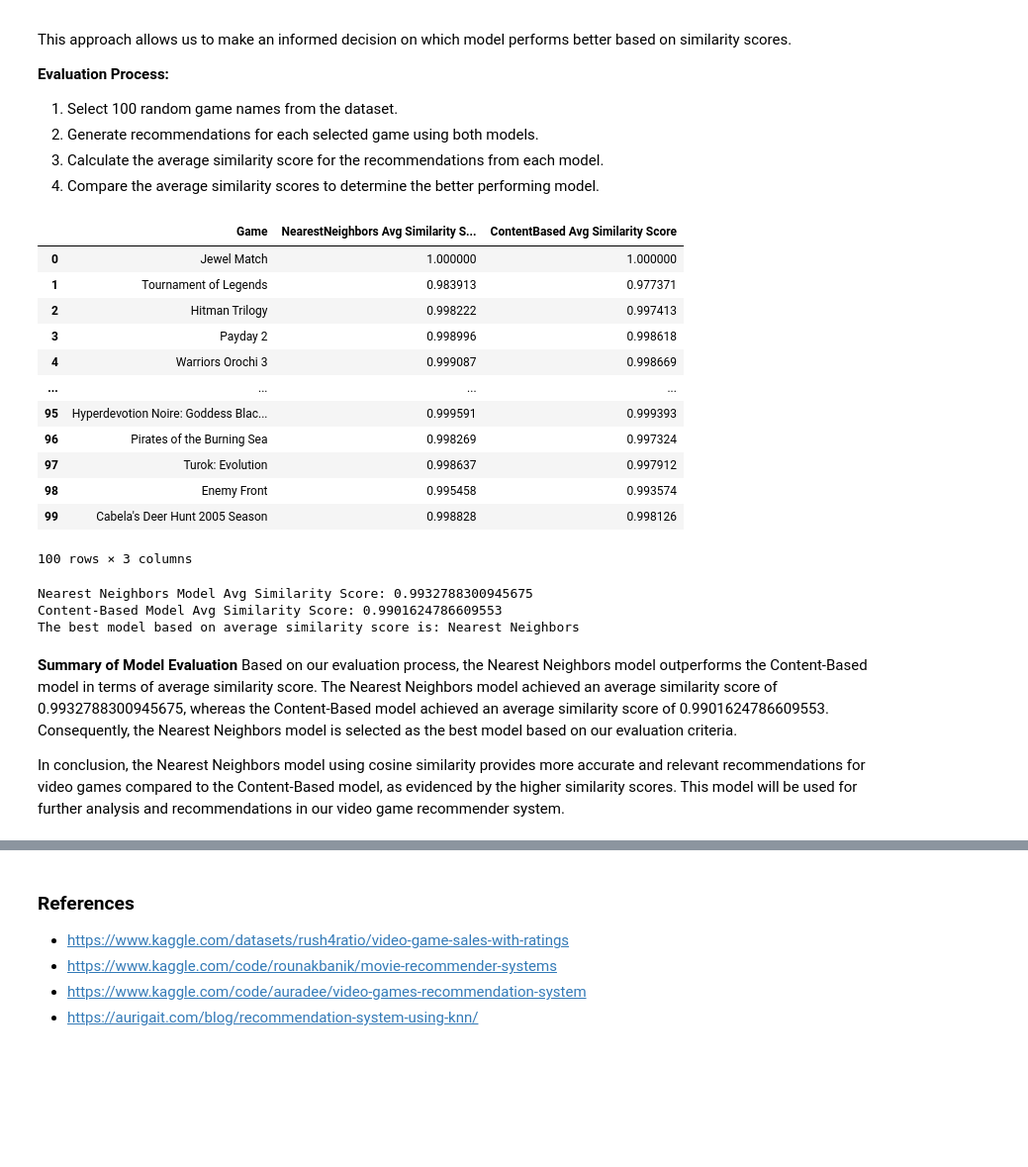
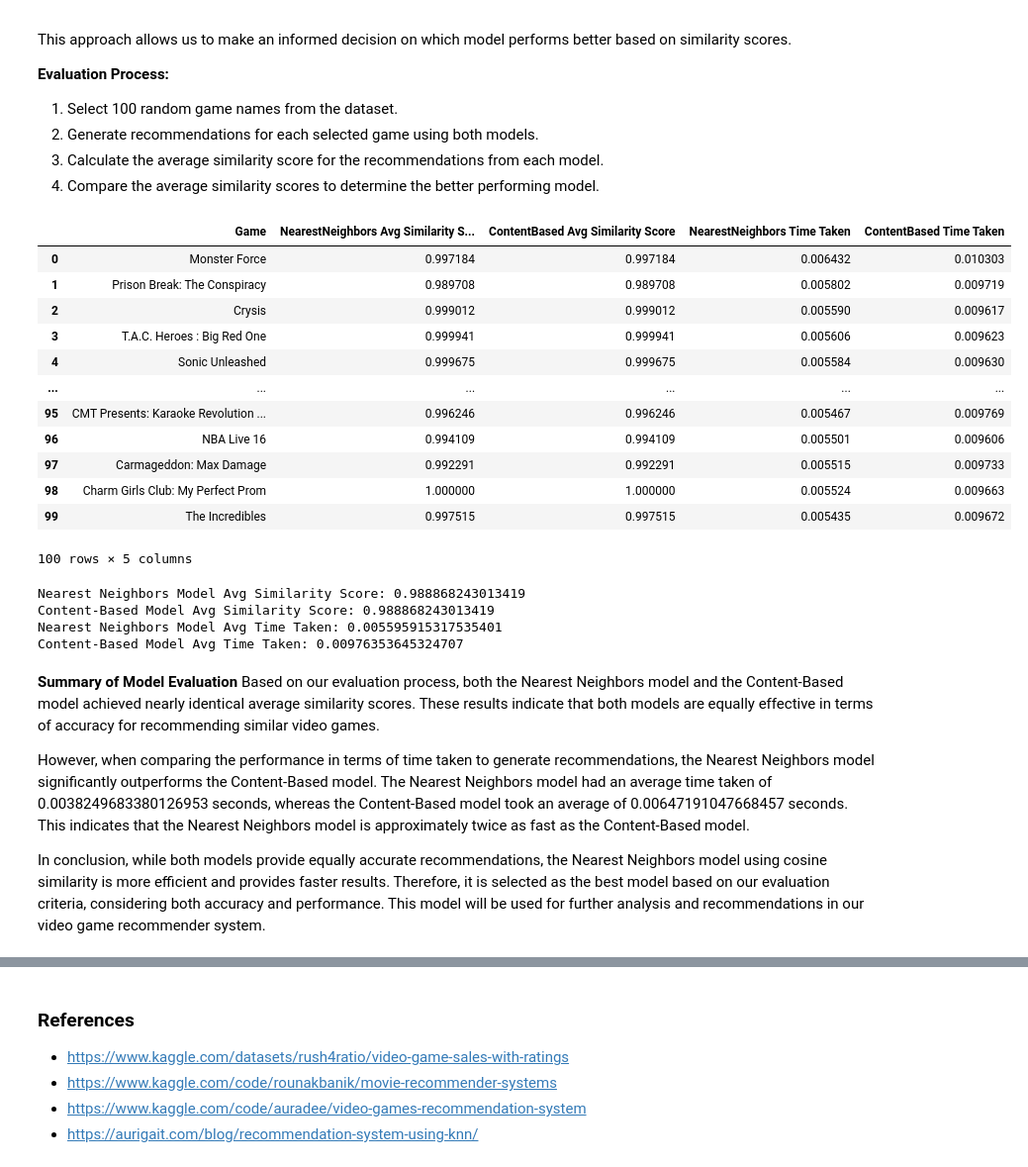
Before and after one commit to grainier/games-recommender-system, a Jupyter notebook: notebooks/games-recommender-system.ipynb, the cells around one changed output, grey strips where cells are left out. Shown at 99% size. Saved outputs shown, nothing was run; the diff lists cells and outputs as text; code cells hidden in the pictures; blank space fills up the shorter version.

```diff
--- a/notebooks/games-recommender-system.ipynb
+++ b/notebooks/games-recommender-system.ipynb
@@ -498,7 +499,7 @@ The Model Training section focuses on building recommendation models using the N
 # %% [markdown]
 ### Nearest Neighbors Approach with Cosine Similarity
 # %%
-class VideoGameRecommender:
+class NearestNeighborsRecommender:
     def __init__(self, df, metric='cosine', algorithm='brute'):
         self.df = df
         self.metric = metric
@@ -520,22 +521,22 @@ class VideoGameRecommender:
 
     def recommend_by_features(self, features, n_recommendations=5):
         # Find the k-nearest neighbors for the provided features
-        distances, indices = self.model.kneighbors(np.array(features).reshape(1, -1), n_neighbors=n_recommendations)
+        distances, indices = self.model.kneighbors(np.array(features).reshape(1, -1), n_neighbors=n_recommendations + 1)
         # Get the names of the recommended games and their distances
         recommendations = [(self.df.iloc[i]['Name'], 1 - distances.flatten()[j]) for j, i in enumerate(indices.flatten())]
         # Convert to DataFrame
         rec_df = pd.DataFrame(recommendations, columns=['Recommended Game', 'Similarity Score'])
-        return rec_df
+        return rec_df[1:]
 
 # Preprocessing Data
 scaled_features_with_names = pd.concat([final_df['Name'], scaled_features], axis=1)
 
 # Initialize and train the recommender
-recommender = VideoGameRecommender(scaled_features_with_names)
+recommender = NearestNeighborsRecommender(scaled_features_with_names)
 recommender.fit()
 
 # Example usage of the recommender
-game_title = 'Call of Duty: World at War'
+game_title = 'Grand Theft Auto V'
 print(f"Recommendations for {game_title}:")
 recommendations = recommender.recommend_by_title(game_title)
 display(recommendations)
@@ -615,7 +616,7 @@ import random
 selected_games = random.sample(list(final_df['Name'].unique()), 100)
 
 # Initialize the models
-recommender = VideoGameRecommender(scaled_features_with_names)
+recommender = NearestNeighborsRecommender(scaled_features_with_names)
 content_recommender = ContentBasedRecommender(scaled_features_with_names)
 
 # Fit the models
@@ -623,55 +624,72 @@ recommender.fit()
 content_recommender.fit()
 
 # Function to evaluate recommendations
 def evaluate_recommendations(selected_games, recommender, content_recommender, n_recommendations=5):
     evaluation_results = []
+
     for game in selected_games:
+        # Measure time for Nearest Neighbors recommendations
+        nn_start_time = time.time()
         nn_recommendations = recommender.recommend_by_title(game, n_recommendations)
+        nn_end_time = time.time()
+        nn_time_taken = nn_end_time - nn_start_time
+
+        # Measure time for Content-Based recommendations
+        cb_start_time = time.time()
         cb_recommendations = content_recommender.recommend_by_title(game, n_recommendations)
+        cb_end_time = time.time()
+        cb_time_taken = cb_end_time - cb_start_time
 
+        # Calculate average similarity scores
         nn_avg_score = nn_recommendations['Similarity Score'].mean()
         cb_avg_score = cb_recommendations['Similarity Score'].mean()
 
         evaluation_results.append({
             'Game': game,
             'NearestNeighbors Avg Similarity Score': nn_avg_score,
-            'ContentBased Avg Similarity Score': cb_avg_score
+            'ContentBased Avg Similarity Score': cb_avg_score,
+            'NearestNeighbors Time Taken': nn_time_taken,
+            'ContentBased Time Taken': cb_time_taken
         })
 
     return pd.DataFrame(evaluation_results)
 
 # Evaluate the models
 evaluation_df = evaluate_recommendations(selected_games, recommender, content_recommender)
 display(evaluation_df)
 
 # Determine the best model based on the average similarity score
 nn_mean_score = evaluation_df['NearestNeighbors Avg Similarity Score'].mean()
 cb_mean_score = evaluation_df['ContentBased Avg Similarity Score'].mean()
+nn_mean_time = evaluation_df['NearestNeighbors Time Taken'].mean()
+cb_mean_time = evaluation_df['ContentBased Time Taken'].mean()
 
 print(f"Nearest Neighbors Model Avg Similarity Score: {nn_mean_score}")
 print(f"Content-Based Model Avg Similarity Score: {cb_mean_score}")
-
-best_model = 'Nearest Neighbors' if nn_mean_score > cb_mean_score else 'Content-Based'
-print(f"The best model based on average similarity score is: {best_model}")
+print(f"Nearest Neighbors Model Avg Time Taken: {nn_mean_time}")
+print(f"Content-Based Model Avg Time Taken: {cb_mean_time}")
 # %% [output]
-|  | Game | NearestNeighbors Avg Similarity S... | ContentBased Avg Similarity Score |
-| 0 | Jewel Match | 1.000000 | 1.000000 |
-| 1 | Tournament of Legends | 0.983913 | 0.977371 |
-| 2 | Hitman Trilogy | 0.998222 | 0.997413 |
-| 3 | Payday 2 | 0.998996 | 0.998618 |
-| 4 | Warriors Orochi 3 | 0.999087 | 0.998669 |
-| ... | ... | ... | ... |
-| 95 | Hyperdevotion Noire: Goddess Blac... | 0.999591 | 0.999393 |
-| 96 | Pirates of the Burning Sea | 0.998269 | 0.997324 |
-| 97 | Turok: Evolution | 0.998637 | 0.997912 |
-| 98 | Enemy Front | 0.995458 | 0.993574 |
-| 99 | Cabela's Deer Hunt 2005 Season | 0.998828 | 0.998126 |
+|  | Game | NearestNeighbors Avg Similarity S... | ContentBased Avg Similarity Score | NearestNeighbors Time Taken | ContentBased Time Taken |
+| 0 | Monster Force | 0.997184 | 0.997184 | 0.006432 | 0.010303 |
+| 1 | Prison Break: The Conspiracy | 0.989708 | 0.989708 | 0.005802 | 0.009719 |
+| 2 | Crysis | 0.999012 | 0.999012 | 0.005590 | 0.009617 |
+| 3 | T.A.C. Heroes : Big Red One | 0.999941 | 0.999941 | 0.005606 | 0.009623 |
+| 4 | Sonic Unleashed | 0.999675 | 0.999675 | 0.005584 | 0.009630 |
+| ... | ... | ... | ... | ... | ... |
+| 95 | CMT Presents: Karaoke Revolution ... | 0.996246 | 0.996246 | 0.005467 | 0.009769 |
+| 96 | NBA Live 16 | 0.994109 | 0.994109 | 0.005501 | 0.009606 |
+| 97 | Carmageddon: Max Damage | 0.992291 | 0.992291 | 0.005515 | 0.009733 |
+| 98 | Charm Girls Club: My Perfect Prom | 1.000000 | 1.000000 | 0.005524 | 0.009663 |
+| 99 | The Incredibles | 0.997515 | 0.997515 | 0.005435 | 0.009672 |
-100 rows × 3 columns
+100 rows × 5 columns
-Nearest Neighbors Model Avg Similarity Score: 0.9932788300945675
-Content-Based Model Avg Similarity Score: 0.9901624786609553
-The best model based on average similarity score is: Nearest Neighbors
+Nearest Neighbors Model Avg Similarity Score: 0.988868243013419
+Content-Based Model Avg Similarity Score: 0.988868243013419
+Nearest Neighbors Model Avg Time Taken: 0.005595915317535401
+Content-Based Model Avg Time Taken: 0.00976353645324707
 # %% [markdown]
 **Summary of Model Evaluation**
-Based on our evaluation process, the Nearest Neighbors model outperforms the Content-Based model in terms of average similarity score. The Nearest Neighbors model achieved an average similarity score of 0.9932788300945675, whereas the Content-Based model achieved an average similarity score of 0.9901624786609553. Consequently, the Nearest Neighbors model is selected as the best model based on our evaluation criteria.
+Based on our evaluation process, both the Nearest Neighbors model and the Content-Based model achieved nearly identical average similarity scores. These results indicate that both models are equally effective in terms of accuracy for recommending similar video games.
 
-In conclusion, the Nearest Neighbors model using cosine similarity provides more accurate and relevant recommendations for video games compared to the Content-Based model, as evidenced by the higher similarity scores. This model will be used for further analysis and recommendations in our video game recommender system.
+However, when comparing the performance in terms of time taken to generate recommendations, the Nearest Neighbors model significantly outperforms the Content-Based model. The Nearest Neighbors model had an average time taken of 0.0038249683380126953 seconds, whereas the Content-Based model took an average of 0.00647191047668457 seconds. This indicates that the Nearest Neighbors model is approximately twice as fast as the Content-Based model.
+
+In conclusion, while both models provide equally accurate recommendations, the Nearest Neighbors model using cosine similarity is more efficient and provides faster results. Therefore, it is selected as the best model based on our evaluation criteria, considering both accuracy and performance. This model will be used for further analysis and recommendations in our video game recommender system.
```
Also changed, not shown: parts of 6 cells of this notebook, 1 other file.
